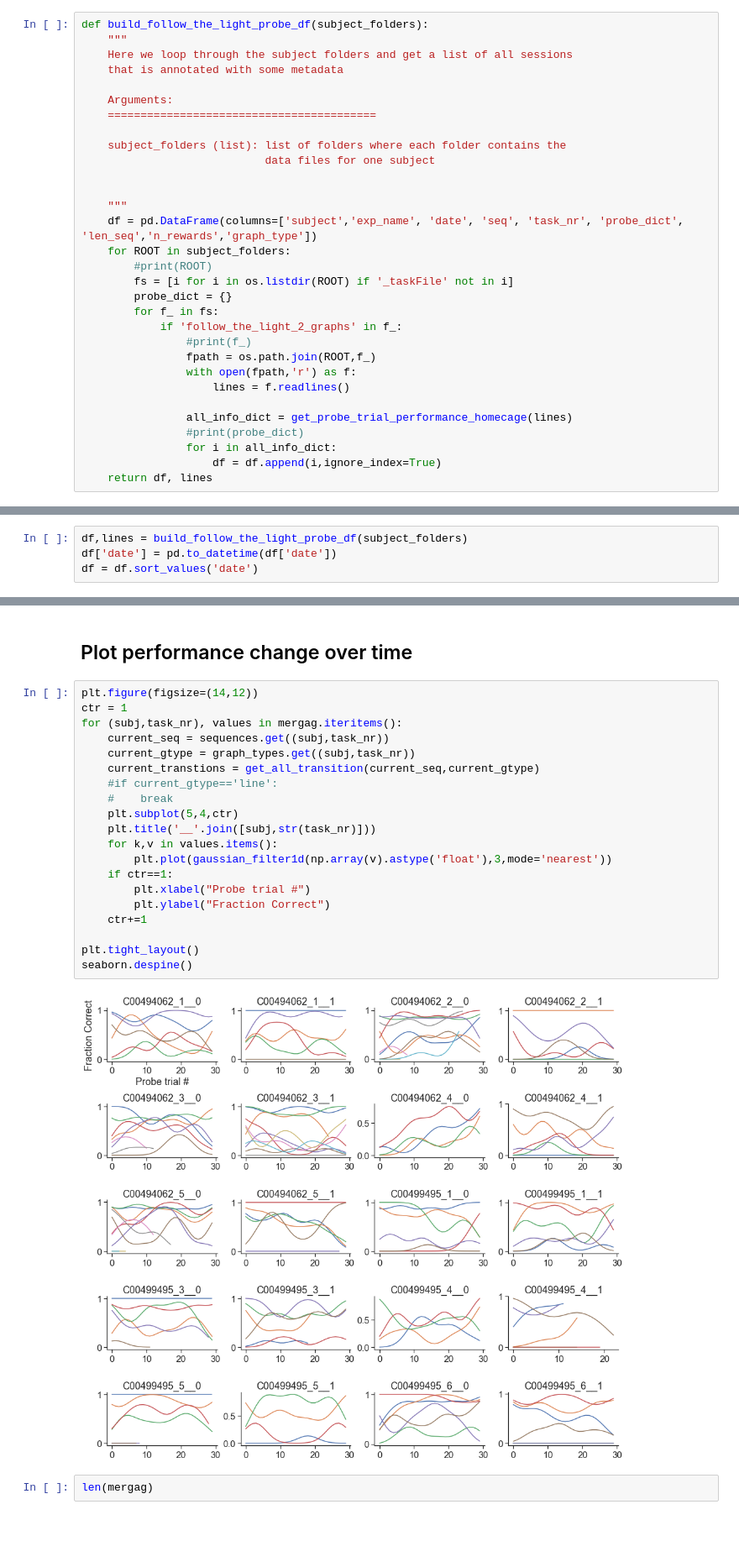
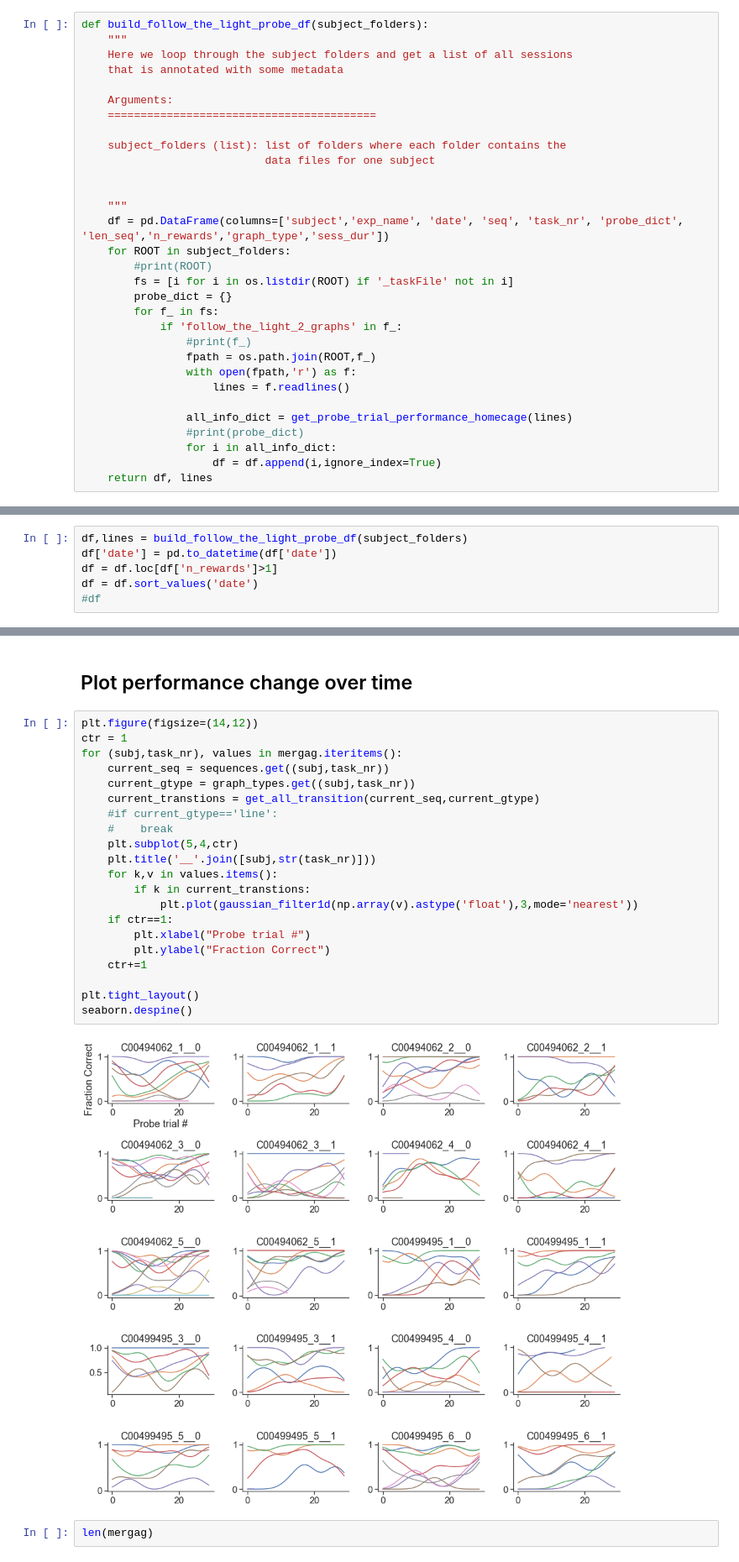
Before and after one commit to yves-weissenberger/line_loop, a Jupyter notebook: project_notebooks/line_loop/follow_the_light/process_homecage_data_clean.ipynb, the cells around one changed output, grey strips where cells are left out. Shown at 84% size. Cells and saved outputs as stored; diff of their text form; blank space fills up the shorter version.

```diff
--- a/project_notebooks/line_loop/follow_the_light/process_homecage_data_clean.ipynb
+++ b/project_notebooks/line_loop/follow_the_light/process_homecage_data_clean.ipynb
@@ -164,7 +164,7 @@ def build_follow_the_light_probe_df(subject_folders):
 
 
     """
-    df = pd.DataFrame(columns=['subject','exp_name', 'date', 'seq', 'task_nr', 'probe_dict', 'len_seq','n_rewards','graph_type'])
+    df = pd.DataFrame(columns=['subject','exp_name', 'date', 'seq', 'task_nr', 'probe_dict', 'len_seq','n_rewards','graph_type','sess_dur'])
     for ROOT in subject_folders:
         #print(ROOT)
         fs = [i for i in os.listdir(ROOT) if '_taskFile' not in i]
@@ -278,4 +278,6 @@ for ef in experiment_folders:
 # %%
 df,lines = build_follow_the_light_probe_df(subject_folders)
 df['date'] = pd.to_datetime(df['date'])
+df = df.loc[df['n_rewards']>1]
 df = df.sort_values('date')
+#df
@@ -411,25 +442,26 @@ print(np.mean([np.mean(i) for j in mu for i in j]))
 # %%
 plt.figure(figsize=(14,12))
 ctr = 1
 for (subj,task_nr), values in mergag.iteritems():
     current_seq = sequences.get((subj,task_nr))
     current_gtype = graph_types.get((subj,task_nr))
     current_transtions = get_all_transition(current_seq,current_gtype)
     #if current_gtype=='line':
     #    break
     plt.subplot(5,4,ctr)
     plt.title('__'.join([subj,str(task_nr)]))
     for k,v in values.items():
-        plt.plot(gaussian_filter1d(np.array(v).astype('float'),3,mode='nearest'))
+        if k in current_transtions:
+            plt.plot(gaussian_filter1d(np.array(v).astype('float'),3,mode='nearest'))
     if ctr==1:
         plt.xlabel("Probe trial #")
         plt.ylabel("Fraction Correct")
     ctr+=1
 
 plt.tight_layout()
 seaborn.despine()
 # %% [output]
-[figure, old version]
+[figure, new version]
 # %%
 len(mergag)
 # %% [output]
```
Also changed, not shown: parts of 14 cells of this notebook.
